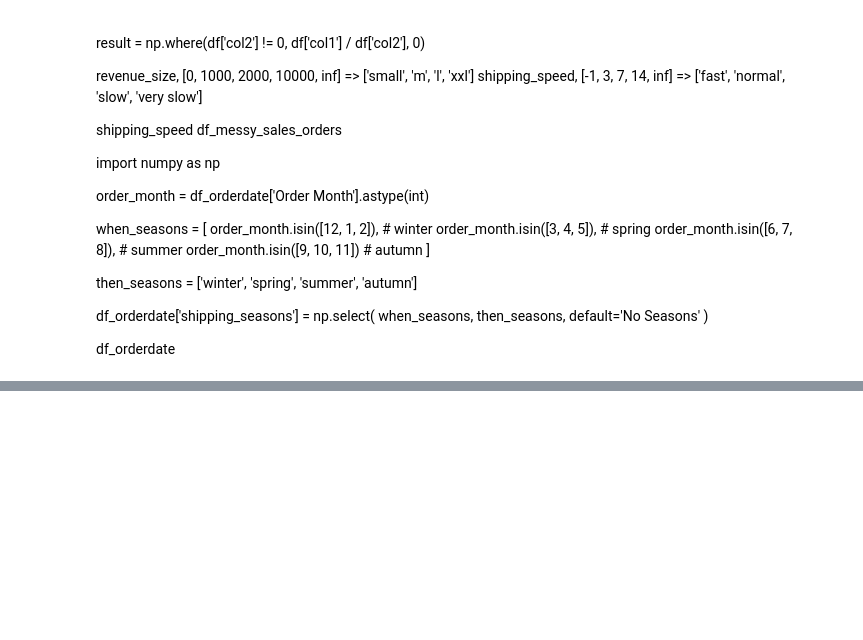
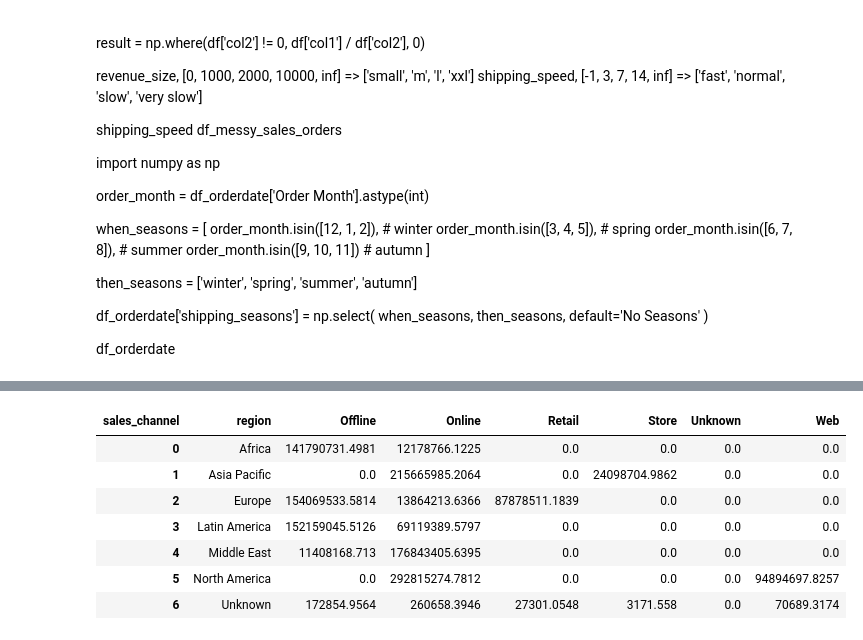
Before and after one commit to serhanoztas/Data_Science_New_Era, a Jupyter notebook: Lesson12-ETLStart.ipynb, the cells around one changed output, grey strips where cells are left out. Cells and saved outputs as stored; diff of their text form; code cells hidden in the pictures; blank space fills up the shorter version.

```diff
--- a/Lesson12-ETLStart.ipynb
+++ b/Lesson12-ETLStart.ipynb
@@ -700,0 +731,32 @@ Index(['row_id', 'order_id', 'customer_id', 'customer_email', 'region',
+# %%
+'''
+    select
+        region
+        coalesce(sum(case when column='sth' then some_column end), 0)
+        etc
+    groupy by region
+    order by region
+
+sales channel: online, offline, unknown
+'''
+
+df_pivot_table = df_messy_sales_orders.pivot_table(
+    index='region',
+    columns='sales_channel',
+    values='net_revenue',
+    aggfunc='sum',
+    fill_value=0
+)
+# each region become row
+# each channel become column
+# sum up net_revenues
+df_pivot_table.reset_index()
+# %% [output]
+| sales_channel | region | Offline | Online | Retail | Store | Unknown | Web |
+| 0 | Africa | 141790731.4981 | 12178766.1225 | 0.0 | 0.0 | 0.0 | 0.0 |
+| 1 | Asia Pacific | 0.0 | 215665985.2064 | 0.0 | 24098704.9862 | 0.0 | 0.0 |
+| 2 | Europe | 154069533.5814 | 13864213.6366 | 87878511.1839 | 0.0 | 0.0 | 0.0 |
+| 3 | Latin America | 152159045.5126 | 69119389.5797 | 0.0 | 0.0 | 0.0 | 0.0 |
+| 4 | Middle East | 11408168.713 | 176843405.6395 | 0.0 | 0.0 | 0.0 | 0.0 |
+| 5 | North America | 0.0 | 292815274.7812 | 0.0 | 0.0 | 0.0 | 94894697.8257 |
+| 6 | Unknown | 172854.9564 | 260658.3946 | 27301.0548 | 3171.558 | 0.0 | 70689.3174 |
```
Also changed, not shown: parts of 10 cells of this notebook.
